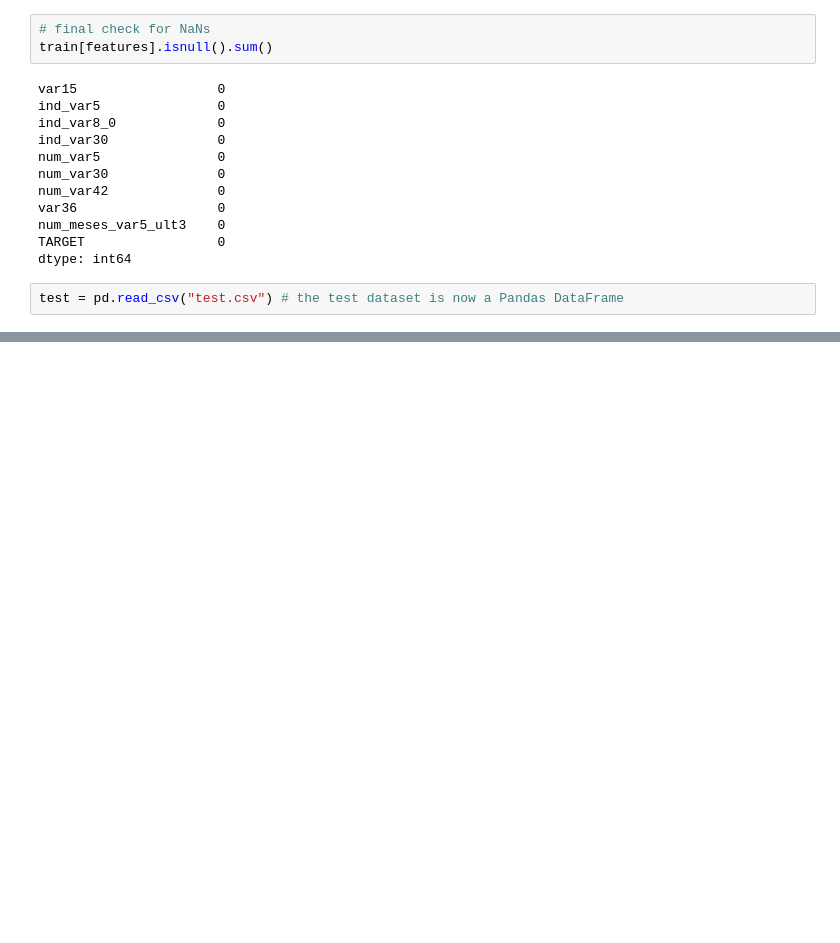
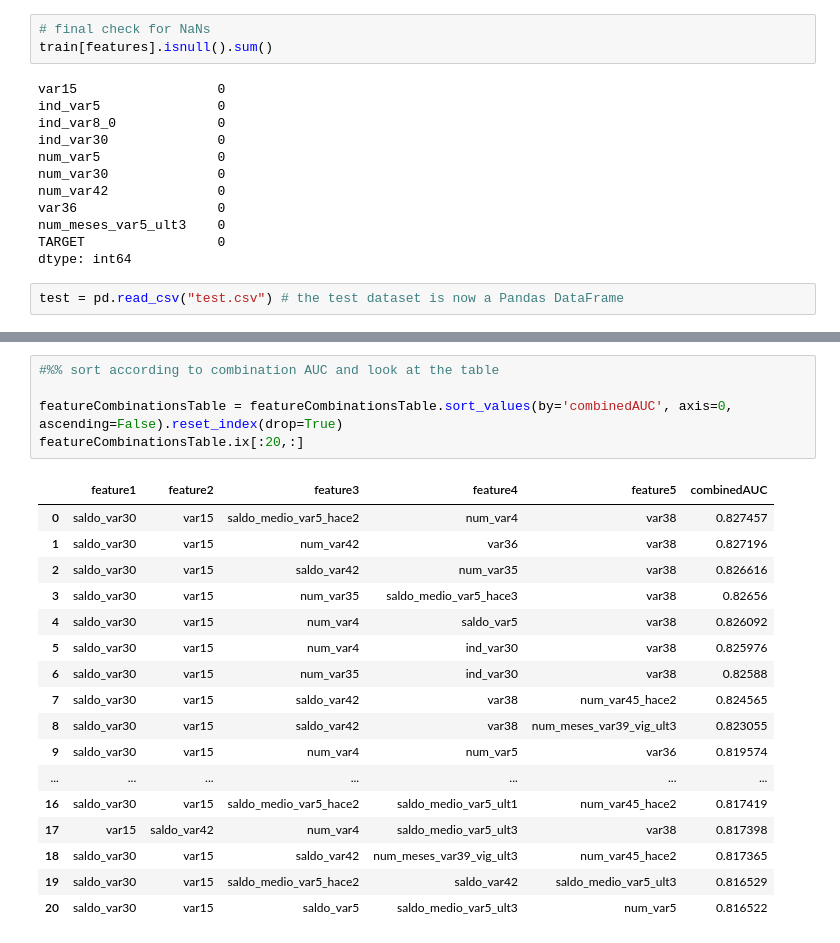
Before and after one commit to Maesh/santander-kaggle, a Jupyter notebook: Data Notebook.ipynb, the cells around one changed output, grey strips where cells are left out. Cells and saved outputs as stored; diff of their text form; blank space fills up the shorter version.

```diff
--- a/Data Notebook.ipynb
+++ b/Data Notebook.ipynb
@@ -400,0 +509,23 @@ test[features[:-1]].to_csv('selfeats9.test.csv',',')
+# %%
+#%% sort according to combination AUC and look at the table
+
+featureCombinationsTable = featureCombinationsTable.sort_values(by='combinedAUC', axis=0, ascending=False).reset_index(drop=True)
+featureCombinationsTable.ix[:20,:]
+# %% [output]
+|  | feature1 | feature2 | feature3 | feature4 | feature5 | combinedAUC |
+| 0 | saldo_var30 | var15 | saldo_medio_var5_hace2 | num_var4 | var38 | 0.827457 |
+| 1 | saldo_var30 | var15 | num_var42 | var36 | var38 | 0.827196 |
+| 2 | saldo_var30 | var15 | saldo_var42 | num_var35 | var38 | 0.826616 |
+| 3 | saldo_var30 | var15 | num_var35 | saldo_medio_var5_hace3 | var38 | 0.82656 |
+| 4 | saldo_var30 | var15 | num_var4 | saldo_var5 | var38 | 0.826092 |
+| 5 | saldo_var30 | var15 | num_var4 | ind_var30 | var38 | 0.825976 |
+| 6 | saldo_var30 | var15 | num_var35 | ind_var30 | var38 | 0.82588 |
+| 7 | saldo_var30 | var15 | saldo_var42 | var38 | num_var45_hace2 | 0.824565 |
+| 8 | saldo_var30 | var15 | saldo_var42 | var38 | num_meses_var39_vig_ult3 | 0.823055 |
+| 9 | saldo_var30 | var15 | num_var4 | num_var5 | var36 | 0.819574 |
+| ... | ... | ... | ... | ... | ... | ... |
+| 16 | saldo_var30 | var15 | saldo_medio_var5_hace2 | saldo_medio_var5_ult1 | num_var45_hace2 | 0.817419 |
+| 17 | var15 | saldo_var42 | num_var4 | saldo_medio_var5_ult3 | var38 | 0.817398 |
+| 18 | saldo_var30 | var15 | saldo_var42 | num_meses_var39_vig_ult3 | num_var45_hace2 | 0.817365 |
+| 19 | saldo_var30 | var15 | saldo_medio_var5_hace2 | saldo_var42 | saldo_medio_var5_ult3 | 0.816529 |
+| 20 | saldo_var30 | var15 | saldo_var5 | saldo_medio_var5_ult3 | num_var5 | 0.816522 |
```
Also changed, not shown: parts of 14 cells of this notebook, 2 other files.
